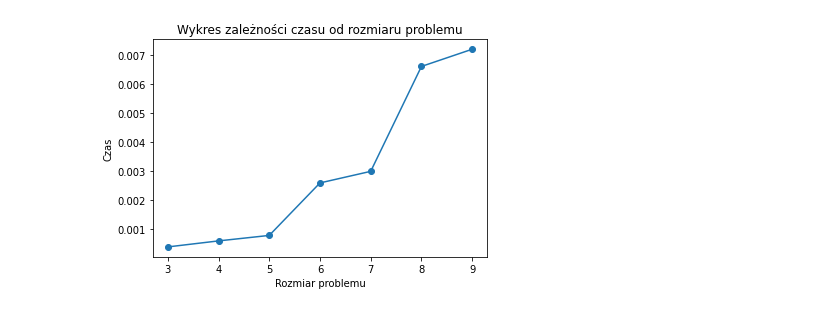
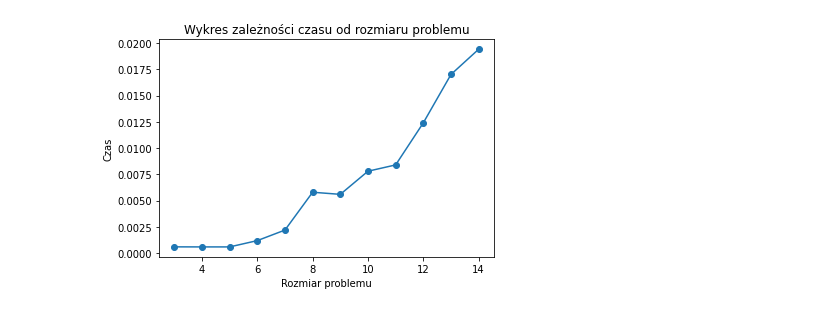
Before and after one commit to Sroka-Bartosz/-BO2-Bank-Transfers-Problem, a Jupyter notebook: crossover_test.ipynb, the cells around one changed output. Cells and saved outputs as stored; diff of their text form; code cells hidden in the pictures.

```diff
--- a/crossover_test.ipynb
+++ b/crossover_test.ipynb
@@ -83,32 +83,32 @@ test_1()
 # %%
 # Test 2. Sprawdzenie czas[rozmiar problemu]
 def test_2():
     time_crossover = []
     number_of_specimen = []
-    for si_spec in range(3, 10):
+    for si_spec in range(3, 15):
         sum1 = 0
         problem_matrix_s = np.random.randint(low=0, high=max_generated_value, size=(si_spec, si_spec))
         np.fill_diagonal(problem_matrix_s, 0)
 
         # initialize of population
         population_ = population.Population(size=size_of_population)
         population_.make_population(problem_matrix_s)
         for replay in range(5):
             start1 = time.time()
             population_.crossover()
             time_cross = time.time() - start1
             sum1 += time_cross
         time_crossover.append(sum1/5)
         number_of_specimen.append(si_spec)
     plt.plot(number_of_specimen, time_crossover, "-o")
     plt.title("Wykres zależności czasu od rozmiaru problemu")
     plt.xlabel("Rozmiar problemu")
     plt.ylabel("Czas")
     plt.show()
 
 test_2()
 # %% [output]
-[figure, old version]
+[figure, new version]
 # %%
 # Test 3. Sprawdzenie zbieżności algorytmu
 def test_3():
```
Also changed, not shown: parts of 3 cells of this notebook.
